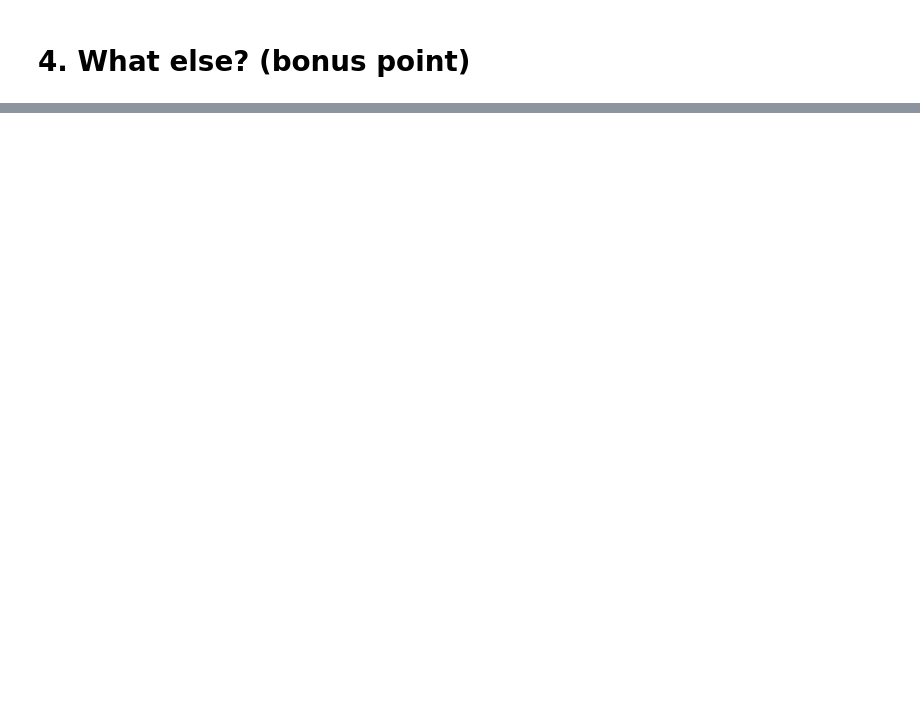
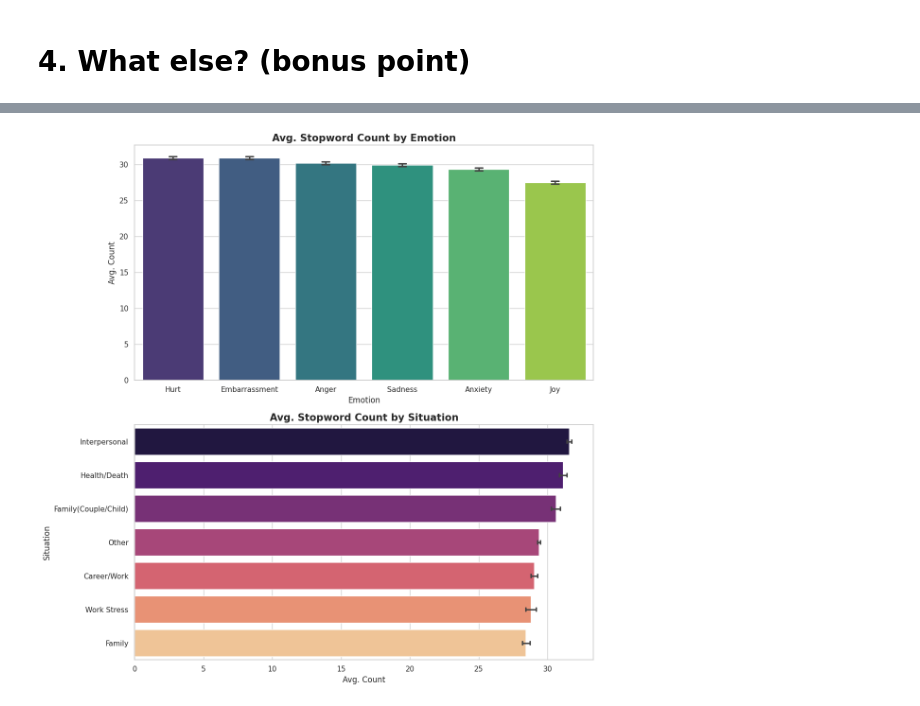
Before and after one commit to 202503660-ai/NLP_for_SocialScience, a Jupyter notebook: asgmt2_text_preprocessing.ipynb, the cells around one changed output, grey strips where cells are left out. Saved outputs shown, nothing was run; the diff lists cells and outputs as text; code cells hidden in the pictures; blank space fills up the shorter version.

```diff
--- a/asgmt2_text_preprocessing.ipynb
+++ b/asgmt2_text_preprocessing.ipynb
@@ -754,0 +888,73 @@ Your answer which tokenizer you think is better for your data and task
+# %%
+import matplotlib.pyplot as plt
+import seaborn as sns
+import pandas as pd
+
+# 1. 영문 폰트 및 스타일 설정
+plt.rc('font', family='DejaVu Sans')
+sns.set_theme(style="whitegrid")
+
+# 2. 매핑 및 데이터 전처리 (기존 코드 유지)
+emotion_map = {
+    '불안': 'Anxiety', '기쁨': 'Joy', '당황': 'Embarrassment',
+    '슬픔': 'Sadness', '분노': 'Anger', '상처': 'Hurt'
+}
+
+situation_map = {
+    '진로,취업,직장': 'Career/Work',
+    '연애,결혼,임신': 'Romance/Marriage',
+    '가족관계': 'Family',
+    '대인관계': 'Interpersonal',
+    '재정,사업,저축': 'Finance/Business',
+    '학교생활,친구관계': 'School/Friends',
+    '건강,죽음': 'Health/Death',
+    '대인관계(부부, 자녀)': 'Family(Couple/Child)',
+    '주거,생활': 'Housing/Life',
+    '직장, 업무 스트레스': 'Work Stress'
+}
+
+df_raw['emotion_en'] = df_raw['감정_대분류'].map(emotion_map).fillna('Other')
+df_raw['situation_en'] = df_raw['상황키워드'].map(situation_map).fillna('Other')
+
+# --- 시각화 시작 ---
+
+# 그래프 크기 및 레이아웃 설정 (1행 2열)
+fig, ax = plt.subplots(2, 1, figsize=(12, 12))
+
+# 3. 감정별 평균 바플롯 (Emotion Bar Plot)
+# 데이터 정렬: 평균값이 높은 순서대로
+emotion_order = df_raw.groupby('emotion_en')['감소한_갯수'].mean().sort_values(ascending=False).index
+
+sns.barplot(
+    x='emotion_en',
+    y='감소한_갯수',
+    data=df_raw,
+    ax=ax[0],
+    order=emotion_order,
+    palette='viridis',
+    capsize=.1
+)
+ax[0].set_title('Avg. Stopword Count by Emotion', fontsize=15, fontweight='bold')
+ax[0].set_xlabel('Emotion', fontsize=12)
+ax[0].set_ylabel('Avg. Count', fontsize=12)
+
+# 4. 상황별 평균 바플롯 (Situation Bar Plot)
+# 데이터 정렬: 평균값이 높은 순서대로
+situation_order = df_raw.groupby('situation_en')['감소한_갯수'].mean().sort_values(ascending=False).index
+
+sns.barplot(
+    x='감소한_갯수',
+    y='situation_en',
+    data=df_raw,
+    ax=ax[1],
+    order=situation_order,
+    palette='magma',
+    capsize=.1
+)
+ax[1].set_title('Avg. Stopword Count by Situation', fontsize=15, fontweight='bold')
+ax[1].set_xlabel('Avg. Count', fontsize=12)
+ax[1].set_ylabel('Situation', fontsize=12)
+
+plt.tight_layout()
+plt.show()
+# %% [output]
@@ -754,0 +968 @@ Your answer which tokenizer you think is better for your data and task
+[figure, added]
```
Also changed, not shown: parts of 9 cells of this notebook.
